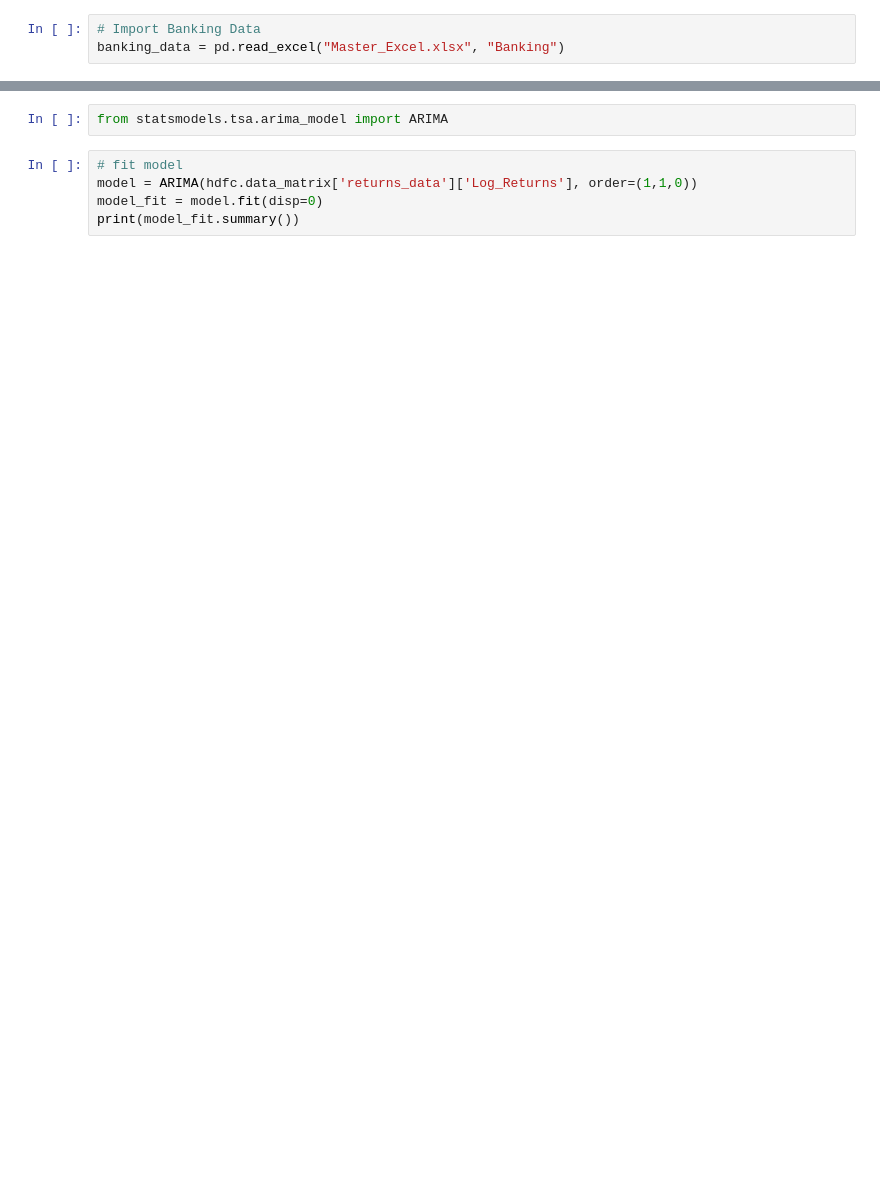
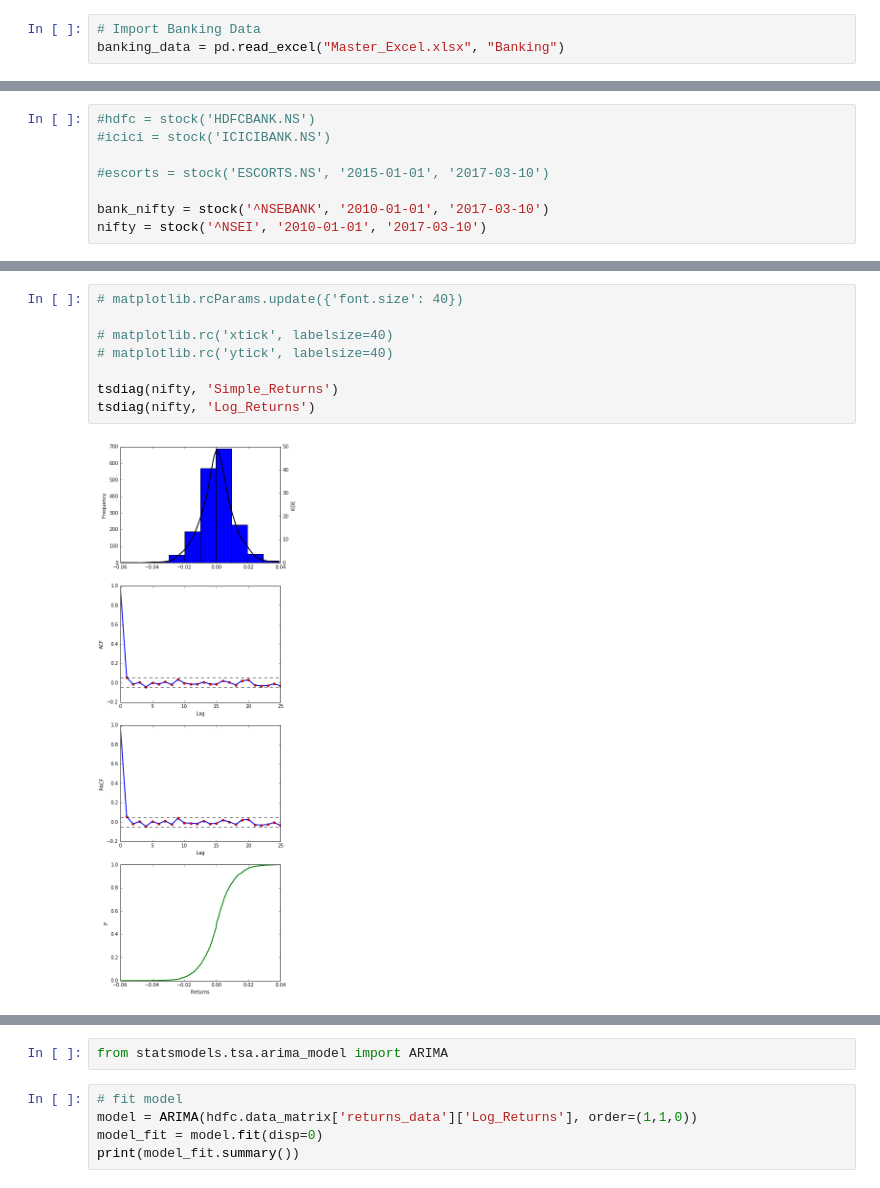
Before and after one commit to kshiitijee/Time_Series, a Jupyter notebook: Stock_Analysis.ipynb, the cells around one changed output, grey strips where cells are left out. Drawn from its saved outputs; the diff is of its cells as text; blank space fills up the shorter version.

```diff
--- a/Stock_Analysis.ipynb
+++ b/Stock_Analysis.ipynb
@@ -25,0 +16,8 @@ hdfc.data_matrix['returns_data']['Log_Returns'][-20:].plot()
+# %%
+#hdfc = stock('HDFCBANK.NS')
+#icici = stock('ICICIBANK.NS')
+
+#escorts = stock('ESCORTS.NS', '2015-01-01', '2017-03-10')
+
+bank_nifty = stock('^NSEBANK', '2010-01-01', '2017-03-10')
+nifty = stock('^NSEI', '2010-01-01', '2017-03-10')
@@ -25,0 +66,10 @@ hdfc.data_matrix['returns_data']['Log_Returns'][-20:].plot()
+# %%
+# matplotlib.rcParams.update({'font.size': 40})
+
+# matplotlib.rc('xtick', labelsize=40)
+# matplotlib.rc('ytick', labelsize=40)
+
+tsdiag(nifty, 'Simple_Returns')
+tsdiag(nifty, 'Log_Returns')
+# %% [output]
+[figure, added]
```
Also changed, not shown: parts of 22 cells of this notebook, 3 other files.
